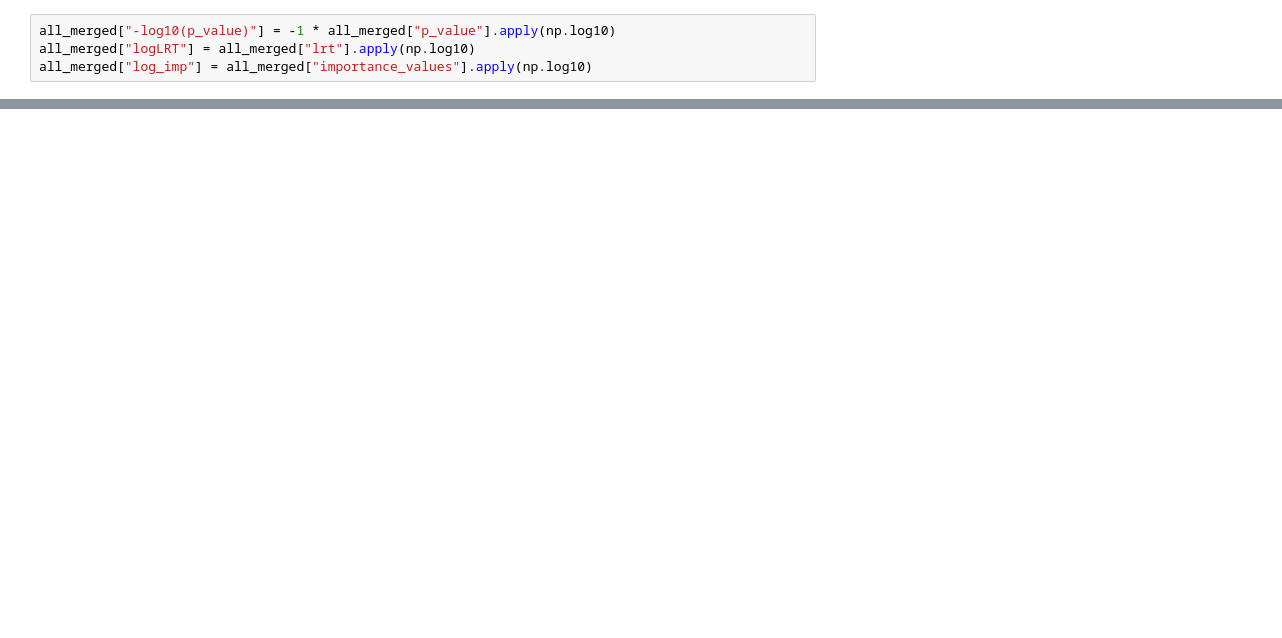
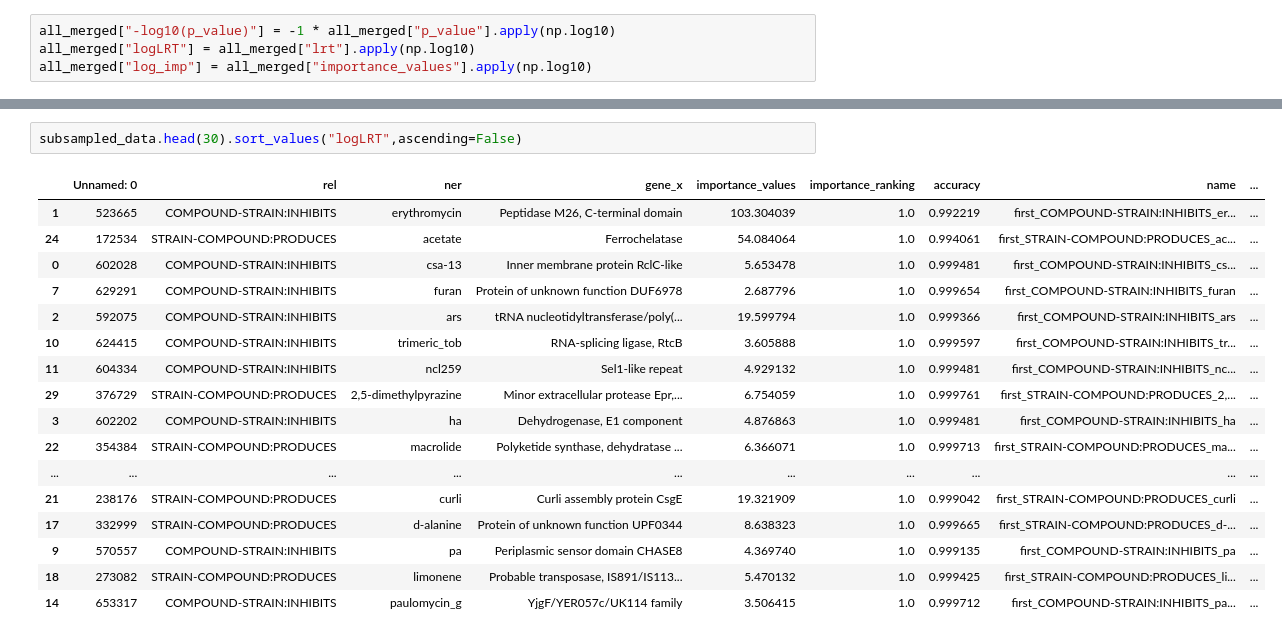
Before and after one commit to danielzmbp/NLP4Pheno, a Jupyter notebook: notebooks/analyze_evolution.ipynb, the cells around one changed output, grey strips where cells are left out. Drawn from its saved outputs; the diff is of its cells as text; blank space fills up the shorter version.

```diff
--- a/notebooks/analyze_evolution.ipynb
+++ b/notebooks/analyze_evolution.ipynb
@@ -306,0 +529,20 @@ LinregressResult(slope=np.float64(0.41095466593860686), intercept=np.float64(0.4
+# %%
+subsampled_data.head(30).sort_values("logLRT",ascending=False)
+# %% [output]
+|  | Unnamed: 0 | rel | ner | gene_x | importance_values | importance_ranking | accuracy | name | ... |
+| 1 | 523665 | COMPOUND-STRAIN:INHIBITS | erythromycin | Peptidase M26, C-terminal domain | 103.304039 | 1.0 | 0.992219 | first_COMPOUND-STRAIN:INHIBITS_er... | ... |
+| 24 | 172534 | STRAIN-COMPOUND:PRODUCES | acetate | Ferrochelatase | 54.084064 | 1.0 | 0.994061 | first_STRAIN-COMPOUND:PRODUCES_ac... | ... |
+| 0 | 602028 | COMPOUND-STRAIN:INHIBITS | csa-13 | Inner membrane protein RclC-like | 5.653478 | 1.0 | 0.999481 | first_COMPOUND-STRAIN:INHIBITS_cs... | ... |
+| 7 | 629291 | COMPOUND-STRAIN:INHIBITS | furan | Protein of unknown function DUF6978 | 2.687796 | 1.0 | 0.999654 | first_COMPOUND-STRAIN:INHIBITS_furan | ... |
+| 2 | 592075 | COMPOUND-STRAIN:INHIBITS | ars | tRNA nucleotidyltransferase/poly(... | 19.599794 | 1.0 | 0.999366 | first_COMPOUND-STRAIN:INHIBITS_ars | ... |
+| 10 | 624415 | COMPOUND-STRAIN:INHIBITS | trimeric_tob | RNA-splicing ligase, RtcB | 3.605888 | 1.0 | 0.999597 | first_COMPOUND-STRAIN:INHIBITS_tr... | ... |
+| 11 | 604334 | COMPOUND-STRAIN:INHIBITS | ncl259 | Sel1-like repeat | 4.929132 | 1.0 | 0.999481 | first_COMPOUND-STRAIN:INHIBITS_nc... | ... |
+| 29 | 376729 | STRAIN-COMPOUND:PRODUCES | 2,5-dimethylpyrazine | Minor extracellular protease Epr,... | 6.754059 | 1.0 | 0.999761 | first_STRAIN-COMPOUND:PRODUCES_2,... | ... |
+| 3 | 602202 | COMPOUND-STRAIN:INHIBITS | ha | Dehydrogenase, E1 component | 4.876863 | 1.0 | 0.999481 | first_COMPOUND-STRAIN:INHIBITS_ha | ... |
+| 22 | 354384 | STRAIN-COMPOUND:PRODUCES | macrolide | Polyketide synthase, dehydratase ... | 6.366071 | 1.0 | 0.999713 | first_STRAIN-COMPOUND:PRODUCES_ma... | ... |
+| ... | ... | ... | ... | ... | ... | ... | ... | ... | ... |
+| 21 | 238176 | STRAIN-COMPOUND:PRODUCES | curli | Curli assembly protein CsgE | 19.321909 | 1.0 | 0.999042 | first_STRAIN-COMPOUND:PRODUCES_curli | ... |
+| 17 | 332999 | STRAIN-COMPOUND:PRODUCES | d-alanine | Protein of unknown function UPF0344 | 8.638323 | 1.0 | 0.999665 | first_STRAIN-COMPOUND:PRODUCES_d-... | ... |
+| 9 | 570557 | COMPOUND-STRAIN:INHIBITS | pa | Periplasmic sensor domain CHASE8 | 4.369740 | 1.0 | 0.999135 | first_COMPOUND-STRAIN:INHIBITS_pa | ... |
+| 18 | 273082 | STRAIN-COMPOUND:PRODUCES | limonene | Probable transposase, IS891/IS113... | 5.470132 | 1.0 | 0.999425 | first_STRAIN-COMPOUND:PRODUCES_li... | ... |
+| 14 | 653317 | COMPOUND-STRAIN:INHIBITS | paulomycin_g | YjgF/YER057c/UK114 family | 3.506415 | 1.0 | 0.999712 | first_COMPOUND-STRAIN:INHIBITS_pa... | ... |
```
Also changed, not shown: parts of 20 cells of this notebook, 1 other file.
